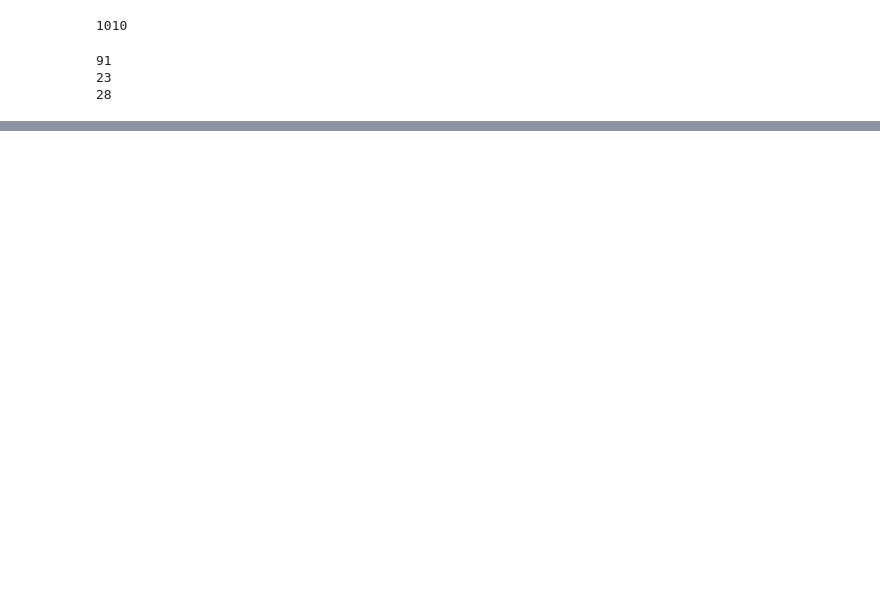
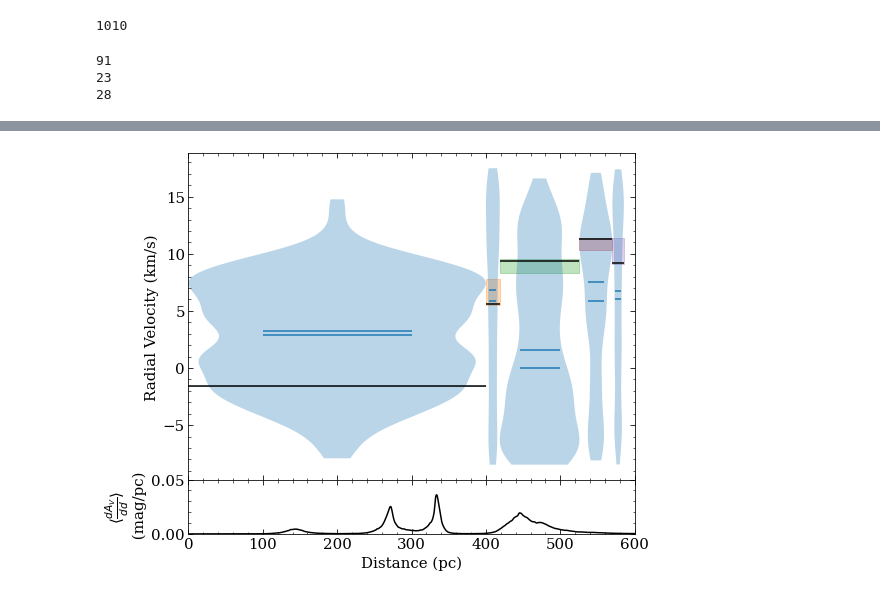
Before and after one commit to aidantmcb/microKT, a Jupyter notebook: 240322_modifysl.ipynb, the cells around one changed output, grey strips where cells are left out. Saved outputs shown, nothing was run; the diff lists cells and outputs as text; code cells hidden in the pictures; blank space fills up the shorter version.

```diff
--- a/240322_modifysl.ipynb
+++ b/240322_modifysl.ipynb
@@ -171,0 +564,6 @@ print(dir(modsl))
+# %%
+sl_davdd = np.zeros((len(l_sample.flatten()), dust_data.dustmap.shape[-1]))
+for i in range(len(l_sample.flatten())):
+    l_i, b_i = l_sample.flatten()[i], b_sample.flatten()[i]
+    l_ind, b_ind = find_nearest(l_i, b_i)
+    sl_davdd[i, :] = np.copy(dust_data.dustmap[b_ind, l_ind, :])
@@ -171,0 +673,88 @@ print(dir(modsl))
+# %%
+avs = np.zeros(len(sightlines))
+for i in range(len(sightlines)):
+    sl_i = sightlines[i]
+    avs[i] = np.sum(sl_i.voxel_dAVdd)
+
+line = lambda x, m, b : m * x + b
+
+cnorm = matplotlib.colors.Normalize(np.min(avs), np.max(avs))
+cmap = plt.get_cmap('viridis')
+mappable = matplotlib.cm.ScalarMappable(norm = cnorm,  cmap = cmap)
+
+
+sightlines_slopes = np.zeros(len(sightlines))
+sightlines_slopes_err = np.zeros(len(sightlines))
+
+
+dist_xx_sl = np.array([])
+velo_yy_sl = np.array([])
+std_velo_sl = np.array([])
+
+
+for i in range(len(sightlines)):
+    print('N ', i)
+    fig, axs = plt.subplots(nrows = 2, ncols = 1, figsize = (8,7), sharex = True, gridspec_kw={'height_ratios': [6,1], 'hspace': 0})
+
+
+    dist_xx = np.array([])
+    velo_yy = np.array([])
+    std_velo = np.array([])
+    sl_i = sightlines[i]
+    sampler_i = sl_i.sampler
+    color = cmap(cnorm(avs[i]))
+    color = 'C'+str(i)
+    _, __, dist_xx_i, velo_yy_i, std_velo_i = plot_velo(sampler_i, sl = sl_i, min_walker = 10, plot_objs = (fig, axs[0]), color = color, plot_box = True, plot_violin=True, bestprob = True)
+    dist_xx = np.concatenate([dist_xx, dist_xx_i])
+    velo_yy = np.concatenate([velo_yy, velo_yy_i])
+    std_velo = np.concatenate([std_velo, std_velo_i])
+
+    print(dist_xx)
+    print(velo_yy)
+
+    dist_sort = np.argsort(dist_xx)
+    # print(dist_sort)
+
+    try:
+        filt = (dist_xx[dist_sort] >= 380) & (dist_xx[dist_sort] <= 600)
+        print(dist_xx[dist_sort][filt])
+        fit_result = curve_fit(line, dist_xx[dist_sort][filt], velo_yy[dist_sort][filt], sigma = std_velo[dist_sort][filt])
+        print(fit_result)
+        fit_params = fit_result[0]
+        fit_result_err = np.sqrt(np.diag(fit_result[1]))
+        xx_plot = np.linspace(380, 600)
+
+        # axs[0].plot(xx_plot, line(xx_plot, fit_params[0], fit_params[1]), label = 'SL ' + str(i))
+        sightlines_slopes[i] = fit_params[0]
+        sightlines_slopes_err[i] = fit_result_err[0]
+    except Exception as e:
+        print('didn\'t fit properly')
+        print(e)
+        sightlines_slopes[i] = np.nan
+
+    # ax.plot(sl.stars['DIST'], )
+    # axs[0].fill_between(xx_plot, line(xx_plot, fit_params[0] + fit_result_err[0], fit_params[1] + fit_result_err[1]),
+    #                     line(xx_plot, fit_params[0] - fit_result_err[0], fit_params[1] - fit_result_err[1]), alpha = 0.1, color = 'C0')
+
+    # ymin, ymax = ax.get_ylim()
+    axs[1].plot(dust_data.distance, sl_davdd[i, :], color = 'k')
+    # ax.set_ylim(ymin, ymax)
+    axs[1].set_xlim(0, 600)
+    axs[1].set_xlabel('Distance (pc)')
+    axs[1].set_ylabel(r'$ \langle \frac{dA_V}{dd} \rangle $' + '\n (mag/pc)')
+    axs[1].set_ylim(0, 0.05)
+    fig.set_facecolor('white')
+
+    # for j in range(len(sl_i.stars)):
+    #     axs[1].scatter(sl_i.stars['DIST'][j], sl_davdd[i, find_nearest_dist(sl_i.stars['DIST'][j])])
+
+    # axs[0].legend()
+    name_i = 'veldist_' + str(i)
+    fig.savefig('/uufs/astro.utah.edu/common/home/u1371365/figures/230921_qualfigs/2301015_veldist/{}.png'.format(name_i), overwrite = True )
+
+    plt.show()
+
+    dist_xx_sl = np.concatenate([dist_xx_sl, dist_xx])
+    velo_yy_sl = np.concatenate([velo_yy_sl, velo_yy])
+    std_velo_sl = np.concatenate([std_velo_sl, std_velo])
+# %% [output]
@@ -171,0 +767 @@ print(dir(modsl))
+[figure, added]
```
Also changed, not shown: parts of 14 cells of this notebook, 1 other file.
